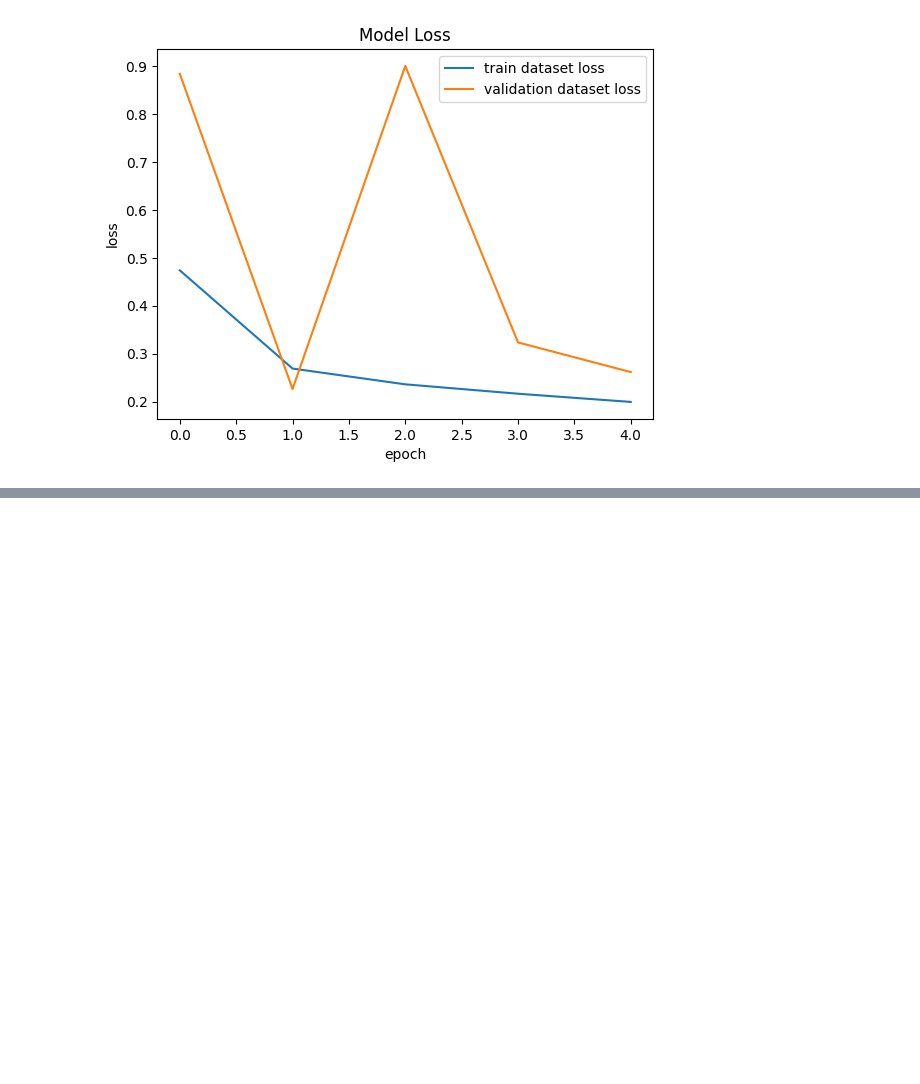
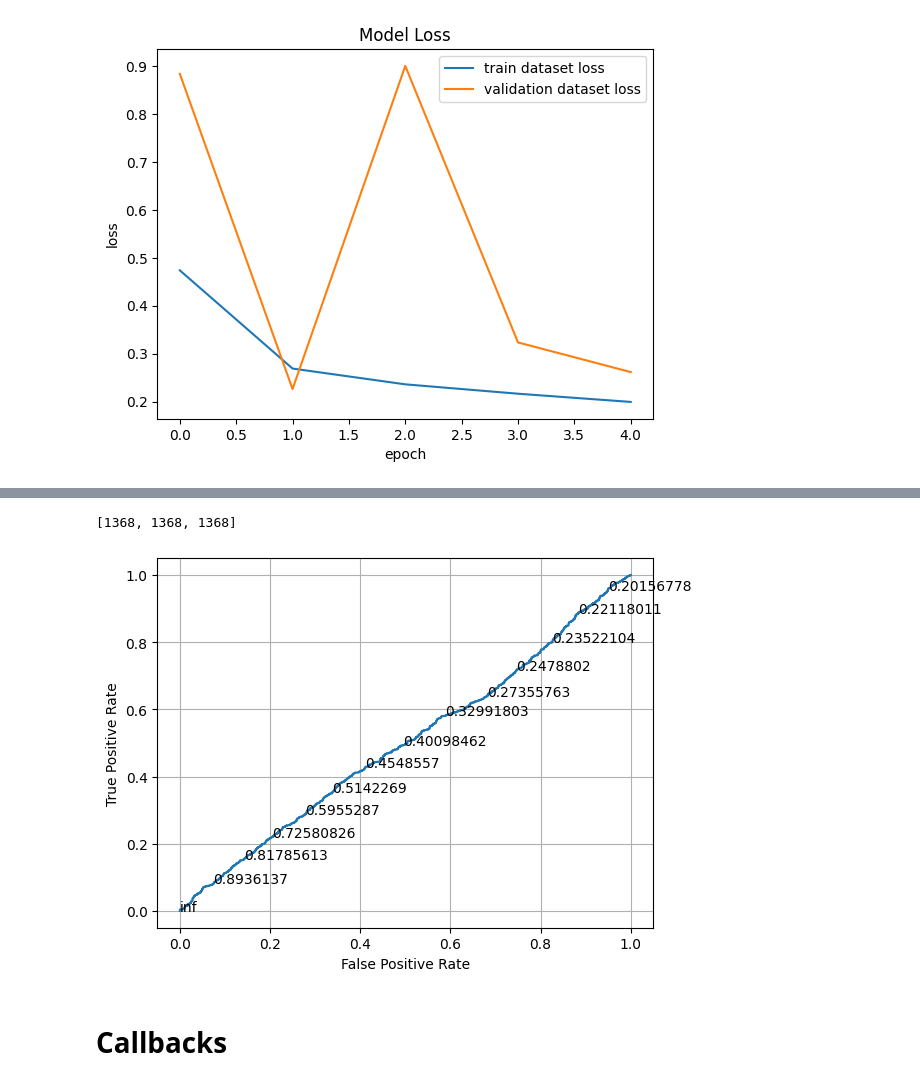
Before and after one commit to albertalvin8080/Python-LearningPath, a Jupyter notebook: tensorflow/14_malaria_classification.ipynb, the cells around one changed output, grey strips where cells are left out. Saved outputs shown, nothing was run; the diff lists cells and outputs as text; code cells hidden in the pictures; blank space fills up the shorter version.

```diff
--- a/tensorflow/14_malaria_classification.ipynb
+++ b/tensorflow/14_malaria_classification.ipynb
@@ -680,0 +795,19 @@ plt.show()
+# %%
+fp, tp, thresholds = roc_curve(labels, predicted)
+print([len(fp), len(tp), len(thresholds)])
+
+plt.plot(fp, tp)
+plt.xlabel("False Positive Rate")
+plt.ylabel("True Positive Rate")
+plt.grid()
+
+# Skiping elements because we cannot read all thresholds at the same time, it's a mess.
+for i in range(0, len(thresholds), 100):
+    plt.text(fp[i], tp[i], thresholds[i])
+
+plt.show()
+# %% [output]
+[1368, 1368, 1368]
+[figure, added]
+# %% [markdown]
+# Callbacks
```
Also changed, not shown: parts of 13 cells of this notebook, 2 other files.
